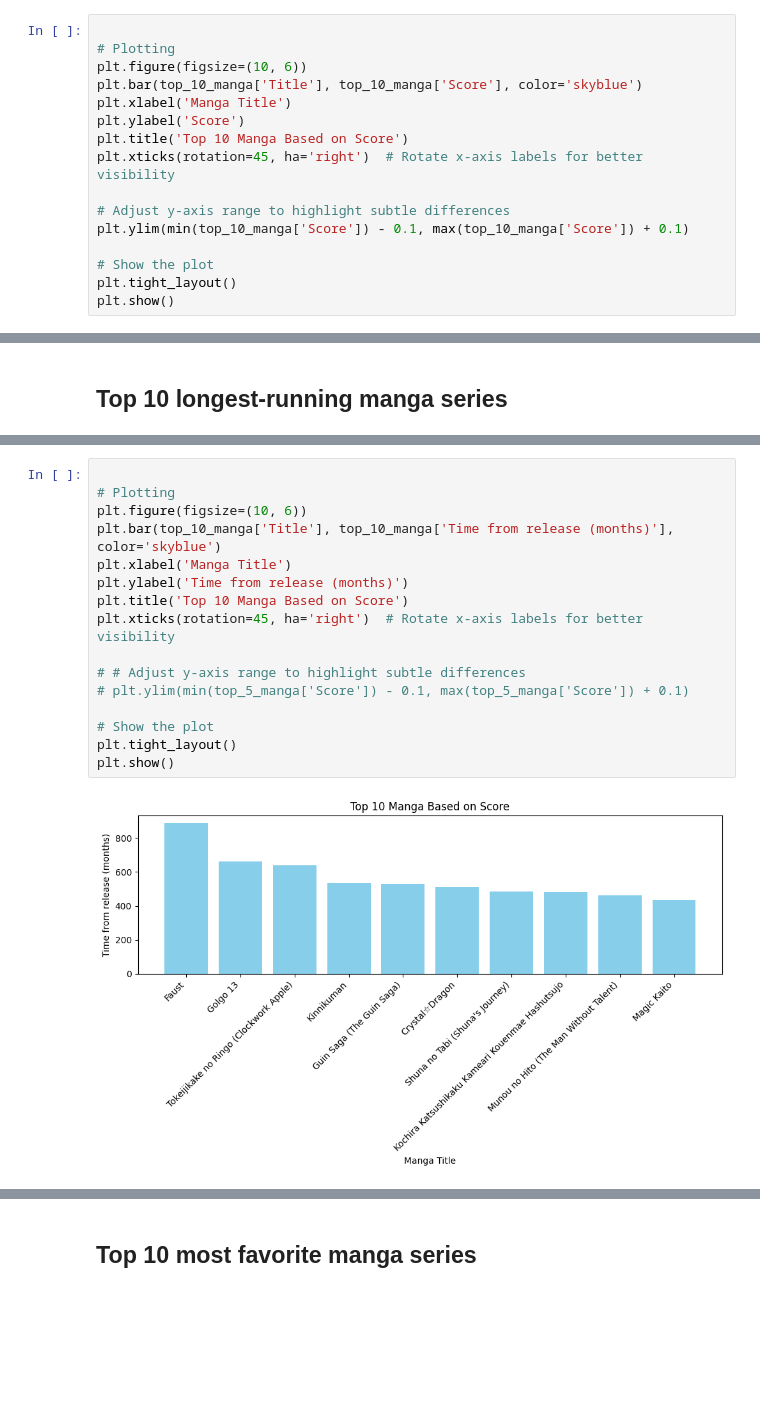
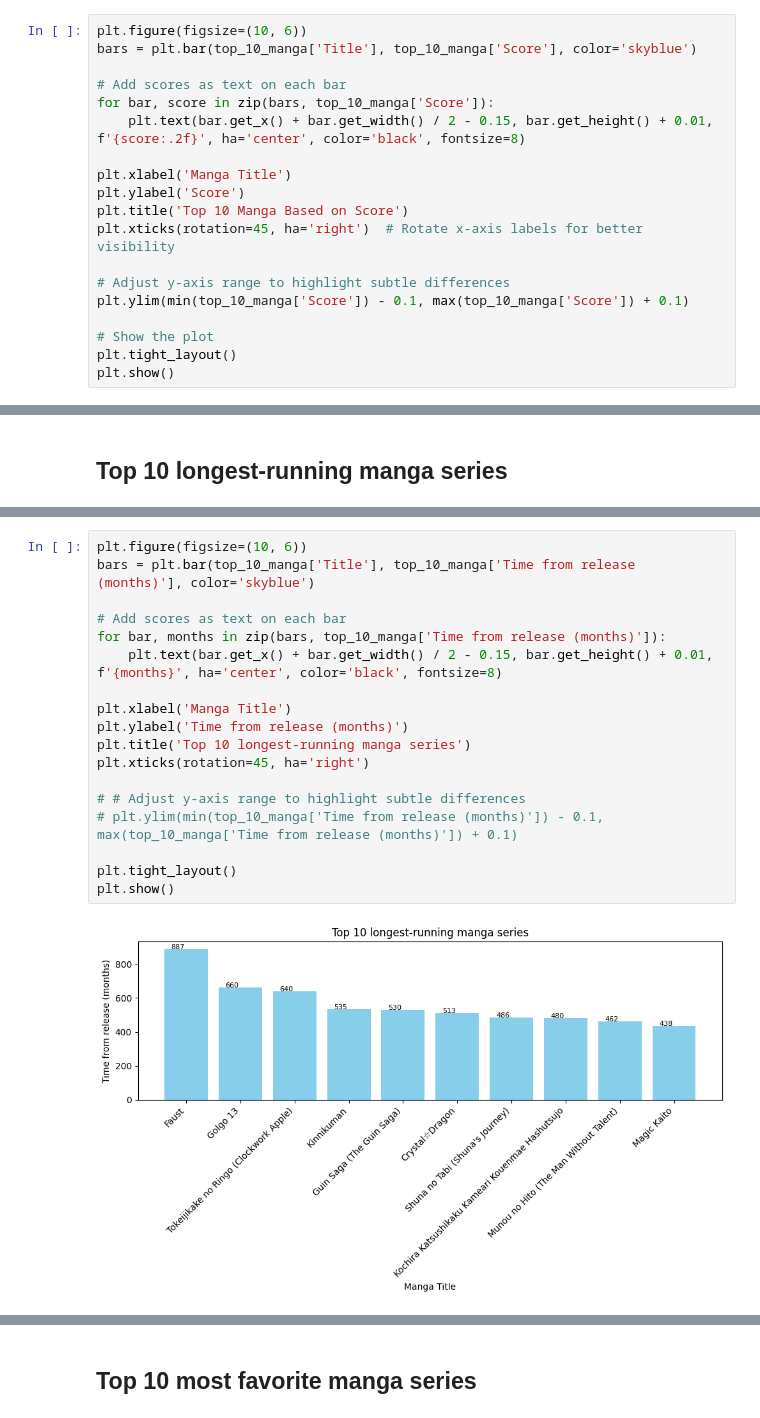
Before and after one commit to duongtruongbinh/IntroDS_FinalProject, a Jupyter notebook: src/Data_Exploration_and_PreProcessing.ipynb, the cells around one changed output, grey strips where cells are left out. Saved outputs shown, nothing was run; the diff lists cells and outputs as text; blank space fills up the shorter version.

```diff
--- a/src/Data_Exploration_and_PreProcessing.ipynb
+++ b/src/Data_Exploration_and_PreProcessing.ipynb
@@ -721,10 +723,13 @@ print(top_10_manga[['Title', 'Score','Ranked']])
 9                 Oyasumi Punpun (Goodnight Punpun)   9.01      10
 10                                          Kingdom   9.00      11
 # %%
+plt.figure(figsize=(10, 6))
+bars = plt.bar(top_10_manga['Title'], top_10_manga['Score'], color='skyblue')
 
-# Plotting
-plt.figure(figsize=(10, 6))
-plt.bar(top_10_manga['Title'], top_10_manga['Score'], color='skyblue')
+# Add scores as text on each bar
+for bar, score in zip(bars, top_10_manga['Score']):
+    plt.text(bar.get_x() + bar.get_width() / 2 - 0.15, bar.get_height() + 0.01, f'{score:.2f}', ha='center', color='black', fontsize=8)
+
 plt.xlabel('Manga Title')
 plt.ylabel('Score')
 plt.title('Top 10 Manga Based on Score')
@@ -764,18 +771,20 @@ print(top_10_manga[['Title','Time from release (months)']])
 # %%
+plt.figure(figsize=(10, 6))
+bars = plt.bar(top_10_manga['Title'], top_10_manga['Time from release (months)'], color='skyblue')
 
-# Plotting
-plt.figure(figsize=(10, 6))
-plt.bar(top_10_manga['Title'], top_10_manga['Time from release (months)'], color='skyblue')
+# Add scores as text on each bar
+for bar, months in zip(bars, top_10_manga['Time from release (months)']):
+    plt.text(bar.get_x() + bar.get_width() / 2 - 0.15, bar.get_height() + 0.01, f'{months}', ha='center', color='black', fontsize=8)
+
 plt.xlabel('Manga Title')
 plt.ylabel('Time from release (months)')
-plt.title('Top 10 Manga Based on Score')
-plt.xticks(rotation=45, ha='right')  # Rotate x-axis labels for better visibility
+plt.title('Top 10 longest-running manga series')
+plt.xticks(rotation=45, ha='right')
 
 # # Adjust y-axis range to highlight subtle differences
-# plt.ylim(min(top_5_manga['Score']) - 0.1, max(top_5_manga['Score']) + 0.1)
+# plt.ylim(min(top_10_manga['Time from release (months)']) - 0.1, max(top_10_manga['Time from release (months)']) + 0.1)
 
-# Show the plot
 plt.tight_layout()
 plt.show()
 # %% [output]
-[figure, old version]
+[figure, new version]
```
Also changed, not shown: parts of 29 cells of this notebook, 1 other file.
